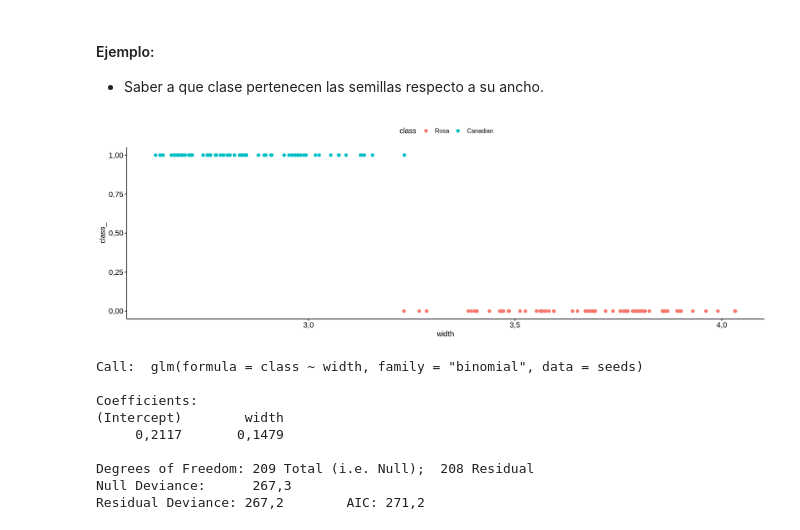
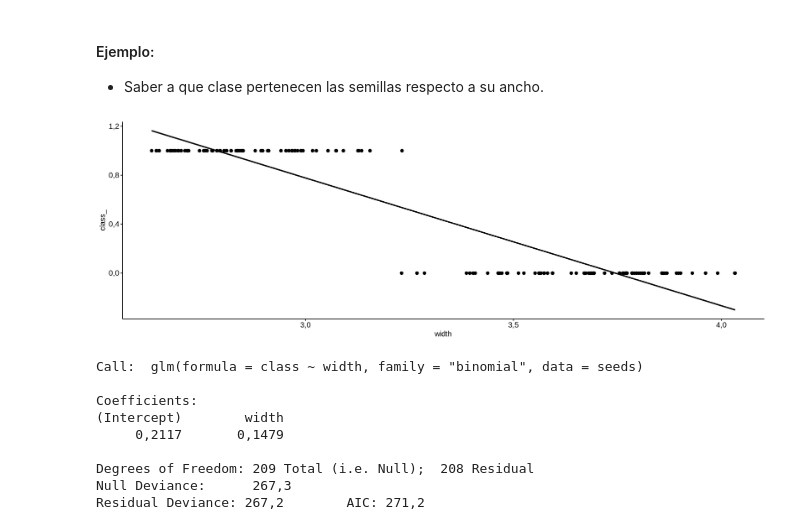
Before and after one commit to JavierArredondo/INFO-USACH-13222-AY, a Jupyter notebook: 0_introduccion.ipynb, the cells around one changed output. Saved outputs shown, nothing was run; the diff lists cells and outputs as text; code cells hidden in the pictures.

```diff
--- a/0_introduccion.ipynb
+++ b/0_introduccion.ipynb
@@ -359,9 +356,9 @@ seeds.binary = seeds[seeds$class == "Canadian" | seeds$class == "Rosa", ]
 seeds.binary$class_ = as.integer(seeds.binary$class) - 2
 # %%
 # Esto es justo lo que no hay que hacer
-ggscatter(seeds.binary, "width", "class_", color="class")#, add="reg.line")
+ggscatter(seeds.binary, "width", "class_", add="reg.line")
 # %% [output]
-[figure, old version]
+[figure, new version]
 # %%
 rlog.seeds = glm(class ~ width, seeds, family = "binomial")
 rlog.seeds
```
Also changed, not shown: parts of 9 cells of this notebook, 2 other files.
